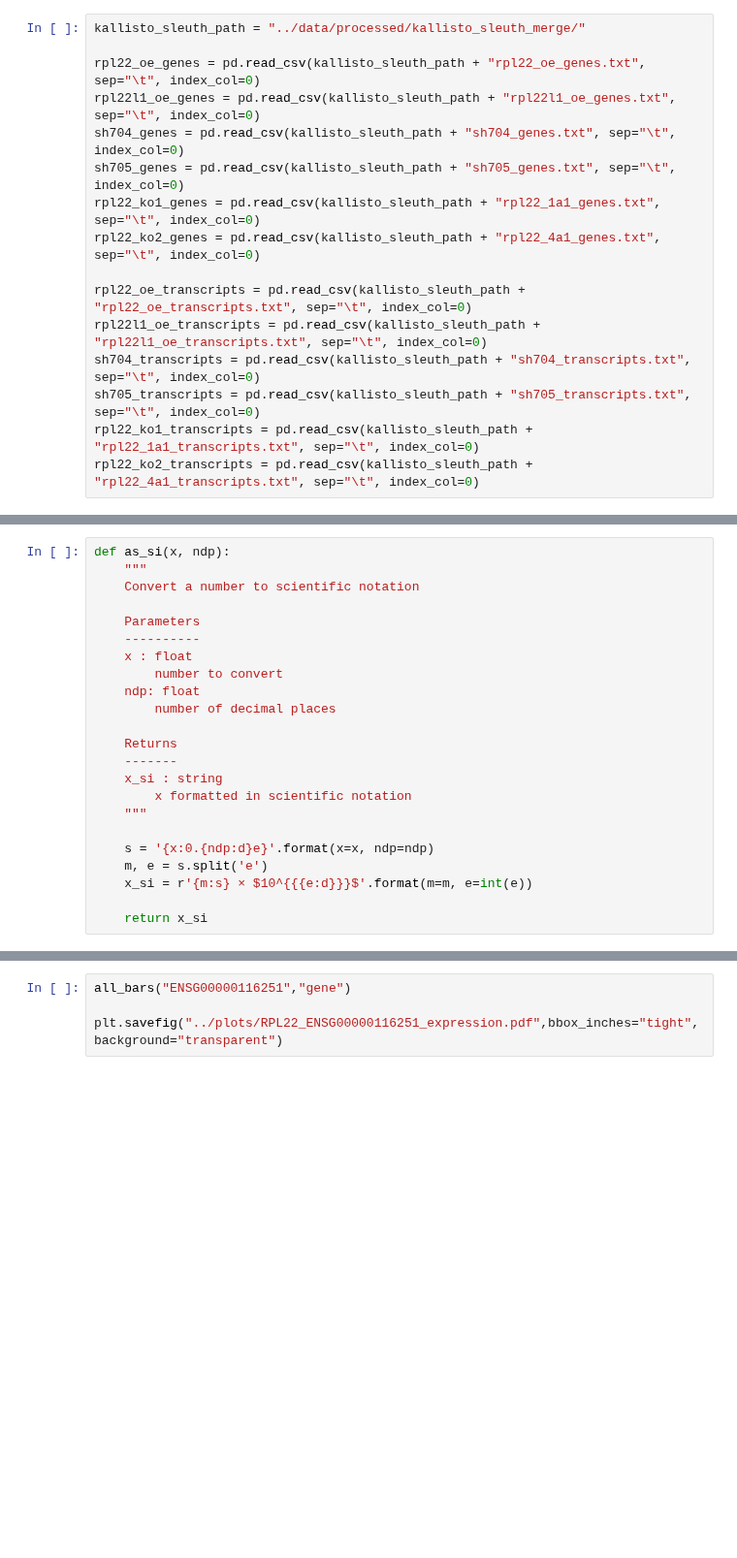
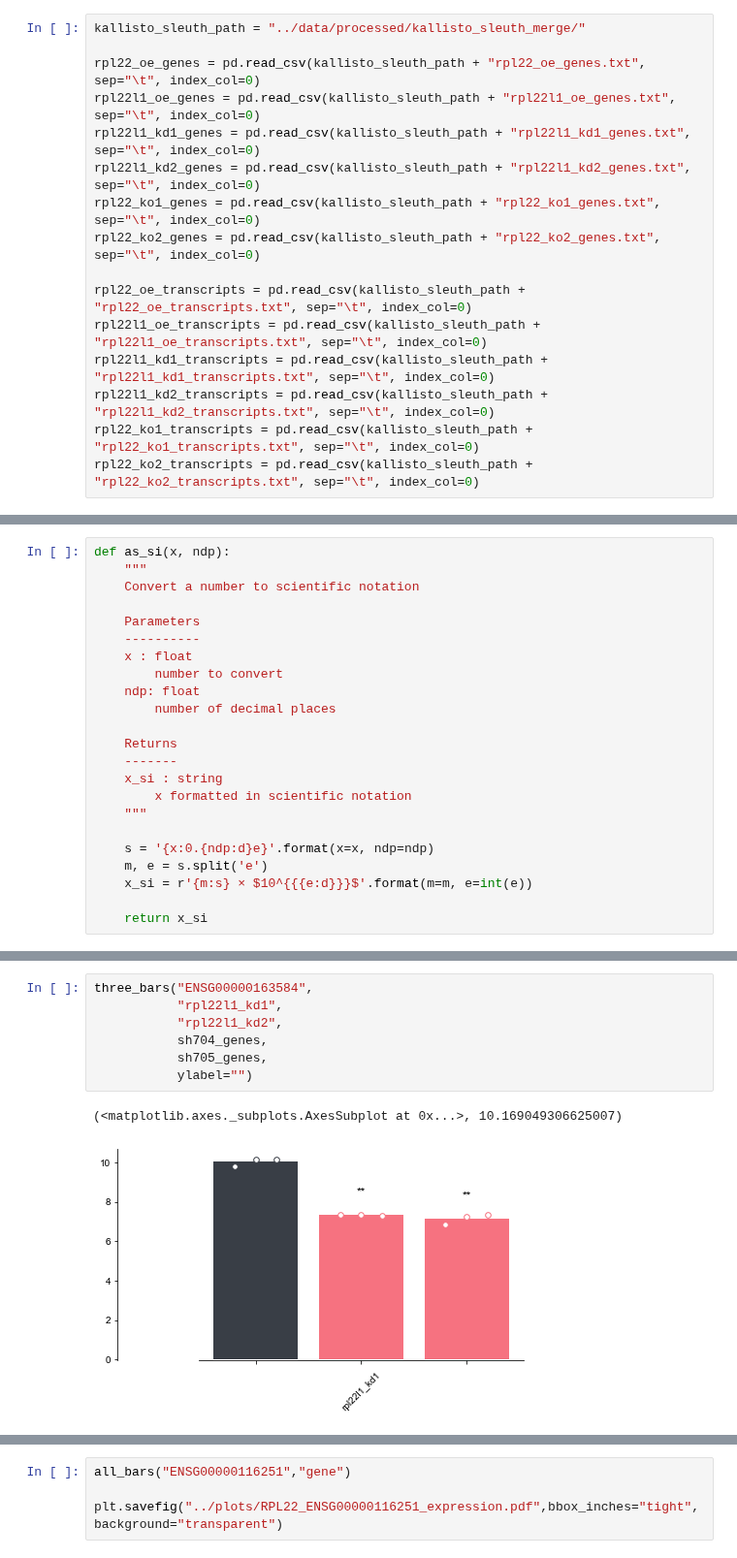
Before and after one commit to kevinhu/mdm4-splicing, a Jupyter notebook: notebooks/fig3_rnaseq.ipynb, the cells around one changed output, grey strips where cells are left out. Shown at 97% size. Drawn from its saved outputs; the diff is of its cells as text; blank space fills up the shorter version.

```diff
--- a/notebooks/fig3_rnaseq.ipynb
+++ b/notebooks/fig3_rnaseq.ipynb
@@ -97,17 +44,17 @@ kallisto_sleuth_path = "../data/processed/kallisto_sleuth_merge/"
 
 rpl22_oe_genes = pd.read_csv(kallisto_sleuth_path + "rpl22_oe_genes.txt", sep="\t", index_col=0)
 rpl22l1_oe_genes = pd.read_csv(kallisto_sleuth_path + "rpl22l1_oe_genes.txt", sep="\t", index_col=0)
-sh704_genes = pd.read_csv(kallisto_sleuth_path + "sh704_genes.txt", sep="\t", index_col=0)
-sh705_genes = pd.read_csv(kallisto_sleuth_path + "sh705_genes.txt", sep="\t", index_col=0)
-rpl22_ko1_genes = pd.read_csv(kallisto_sleuth_path + "rpl22_1a1_genes.txt", sep="\t", index_col=0)
-rpl22_ko2_genes = pd.read_csv(kallisto_sleuth_path + "rpl22_4a1_genes.txt", sep="\t", index_col=0)
+rpl22l1_kd1_genes = pd.read_csv(kallisto_sleuth_path + "rpl22l1_kd1_genes.txt", sep="\t", index_col=0)
+rpl22l1_kd2_genes = pd.read_csv(kallisto_sleuth_path + "rpl22l1_kd2_genes.txt", sep="\t", index_col=0)
+rpl22_ko1_genes = pd.read_csv(kallisto_sleuth_path + "rpl22_ko1_genes.txt", sep="\t", index_col=0)
+rpl22_ko2_genes = pd.read_csv(kallisto_sleuth_path + "rpl22_ko2_genes.txt", sep="\t", index_col=0)
 
 rpl22_oe_transcripts = pd.read_csv(kallisto_sleuth_path + "rpl22_oe_transcripts.txt", sep="\t", index_col=0)
 rpl22l1_oe_transcripts = pd.read_csv(kallisto_sleuth_path + "rpl22l1_oe_transcripts.txt", sep="\t", index_col=0)
-sh704_transcripts = pd.read_csv(kallisto_sleuth_path + "sh704_transcripts.txt", sep="\t", index_col=0)
-sh705_transcripts = pd.read_csv(kallisto_sleuth_path + "sh705_transcripts.txt", sep="\t", index_col=0)
-rpl22_ko1_transcripts = pd.read_csv(kallisto_sleuth_path + "rpl22_1a1_transcripts.txt", sep="\t", index_col=0)
-rpl22_ko2_transcripts = pd.read_csv(kallisto_sleuth_path + "rpl22_4a1_transcripts.txt", sep="\t", index_col=0)
+rpl22l1_kd1_transcripts = pd.read_csv(kallisto_sleuth_path + "rpl22l1_kd1_transcripts.txt", sep="\t", index_col=0)
+rpl22l1_kd2_transcripts = pd.read_csv(kallisto_sleuth_path + "rpl22l1_kd2_transcripts.txt", sep="\t", index_col=0)
+rpl22_ko1_transcripts = pd.read_csv(kallisto_sleuth_path + "rpl22_ko1_transcripts.txt", sep="\t", index_col=0)
+rpl22_ko2_transcripts = pd.read_csv(kallisto_sleuth_path + "rpl22_ko2_transcripts.txt", sep="\t", index_col=0)
 # %% [markdown]
 # Differential expression
 # %%
@@ -136,3 +224,13 @@ def as_si(x, ndp):
+# %%
+three_bars("ENSG00000163584",
+           "rpl22l1_kd1",
+           "rpl22l1_kd2",
+           sh704_genes,
+           sh705_genes,
+           ylabel="")
+# %% [output]
+(<matplotlib.axes._subplots.AxesSubplot at 0x...>, 10.169049306625007)
+[figure, added]
 # %%
 control_color = "#393e46"
 treatment_color = "#f67280"
```
Also changed, not shown: parts of 13 cells of this notebook, 8 other files.
